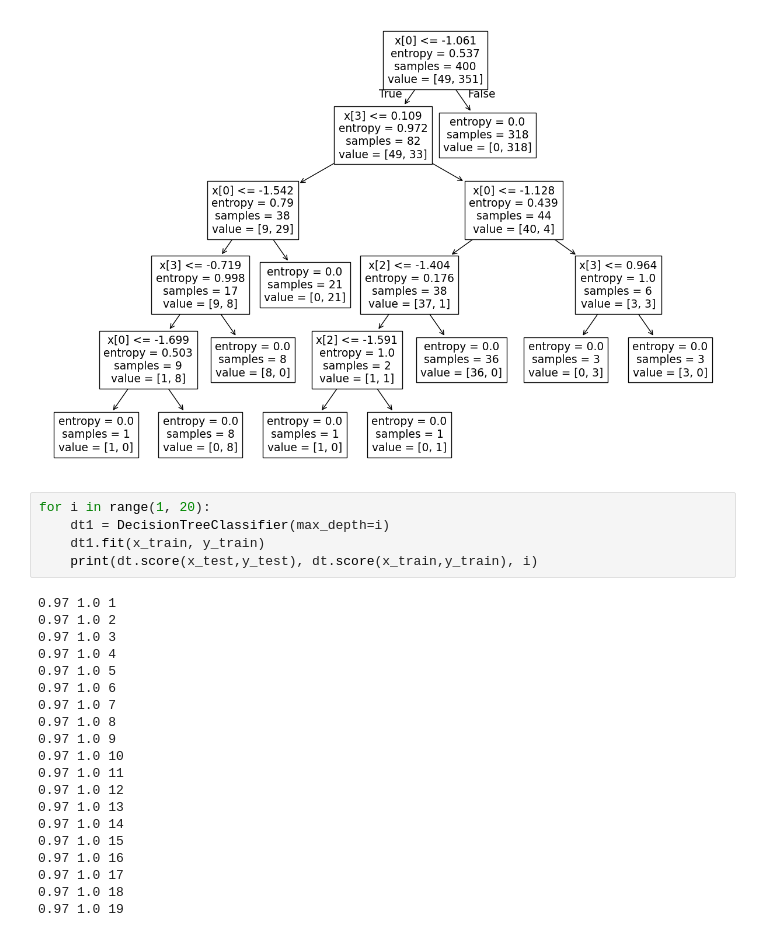
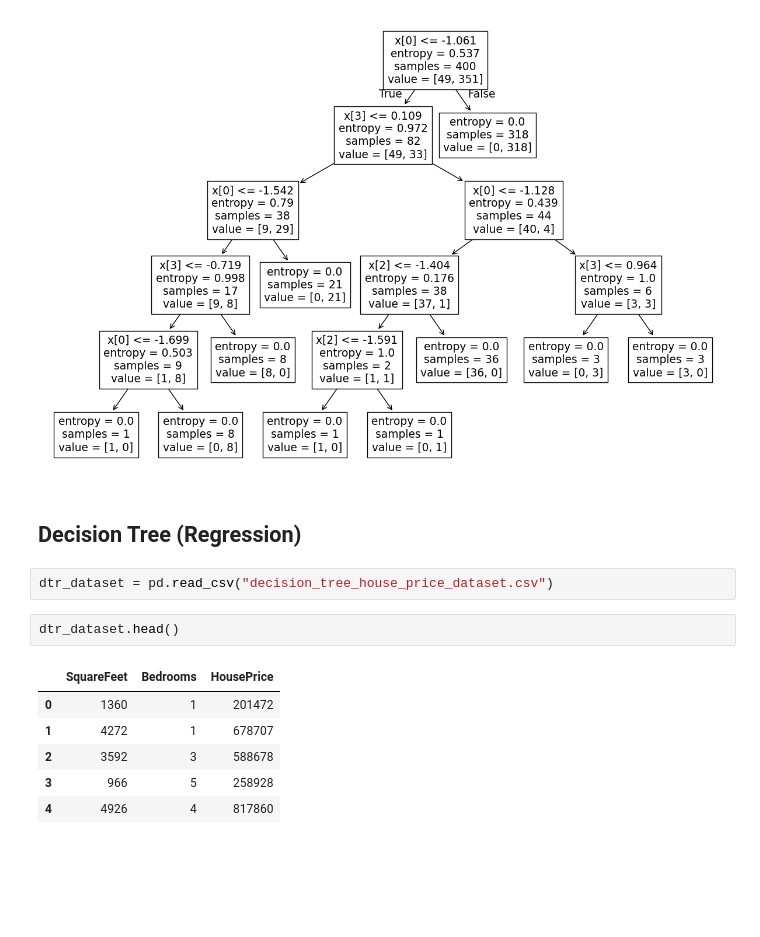
Before and after one commit to Haroon1056/Machine-Learning-Notes, a Jupyter notebook: machine learning.ipynb, the cells around one changed output. Cells and saved outputs as stored; diff of their text form; blank space fills up the shorter version.

```diff
--- a/machine learning.ipynb
+++ b/machine learning.ipynb
@@ -1149,28 +1149,16 @@ plot_tree(dt)
 plt.show()
 # %% [output]
 [figure]
-# %%
-for i in range(1, 20):
-    dt1 = DecisionTreeClassifier(max_depth=i)
-    dt1.fit(x_train, y_train)
-    print(dt.score(x_test,y_test), dt.score(x_train,y_train), i)
-# %% [output]
-0.97 1.0 1
-0.97 1.0 2
-0.97 1.0 3
-0.97 1.0 4
-0.97 1.0 5
-0.97 1.0 6
-0.97 1.0 7
-0.97 1.0 8
-0.97 1.0 9
-0.97 1.0 10
-0.97 1.0 11
-0.97 1.0 12
-0.97 1.0 13
-0.97 1.0 14
-0.97 1.0 15
-0.97 1.0 16
-0.97 1.0 17
-0.97 1.0 18
-0.97 1.0 19
+# %% [markdown]
+## Decision Tree (Regression)
+# %%
+dtr_dataset = pd.read_csv("decision_tree_house_price_dataset.csv")
+# %%
+dtr_dataset.head()
+# %% [output]
+|  | SquareFeet | Bedrooms | HousePrice |
+| 0 | 1360 | 1 | 201472 |
+| 1 | 4272 | 1 | 678707 |
+| 2 | 3592 | 3 | 588678 |
+| 3 | 966 | 5 | 258928 |
+| 4 | 4926 | 4 | 817860 |
```
Also changed, not shown: parts of 9 cells of this notebook, 2 other files.
